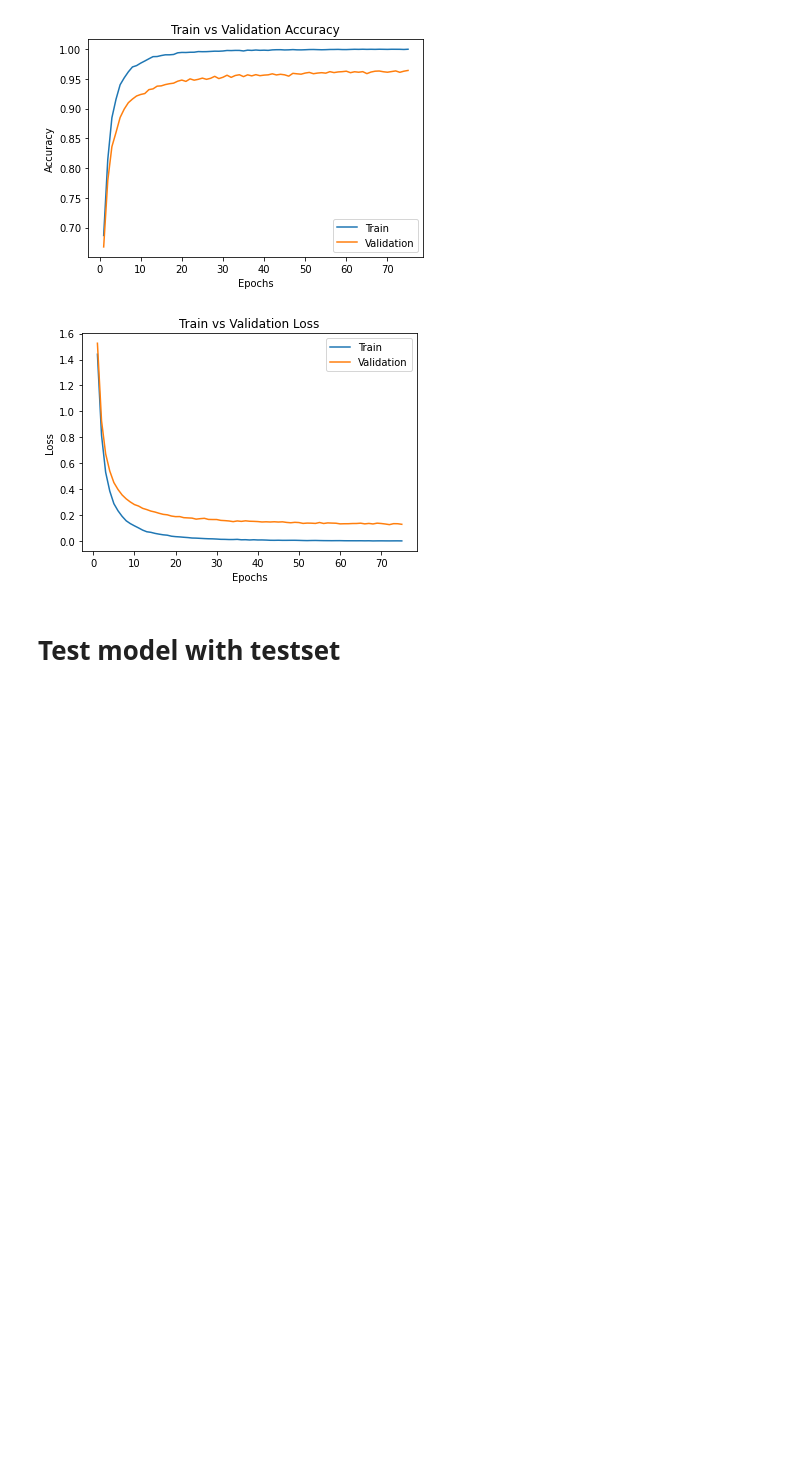
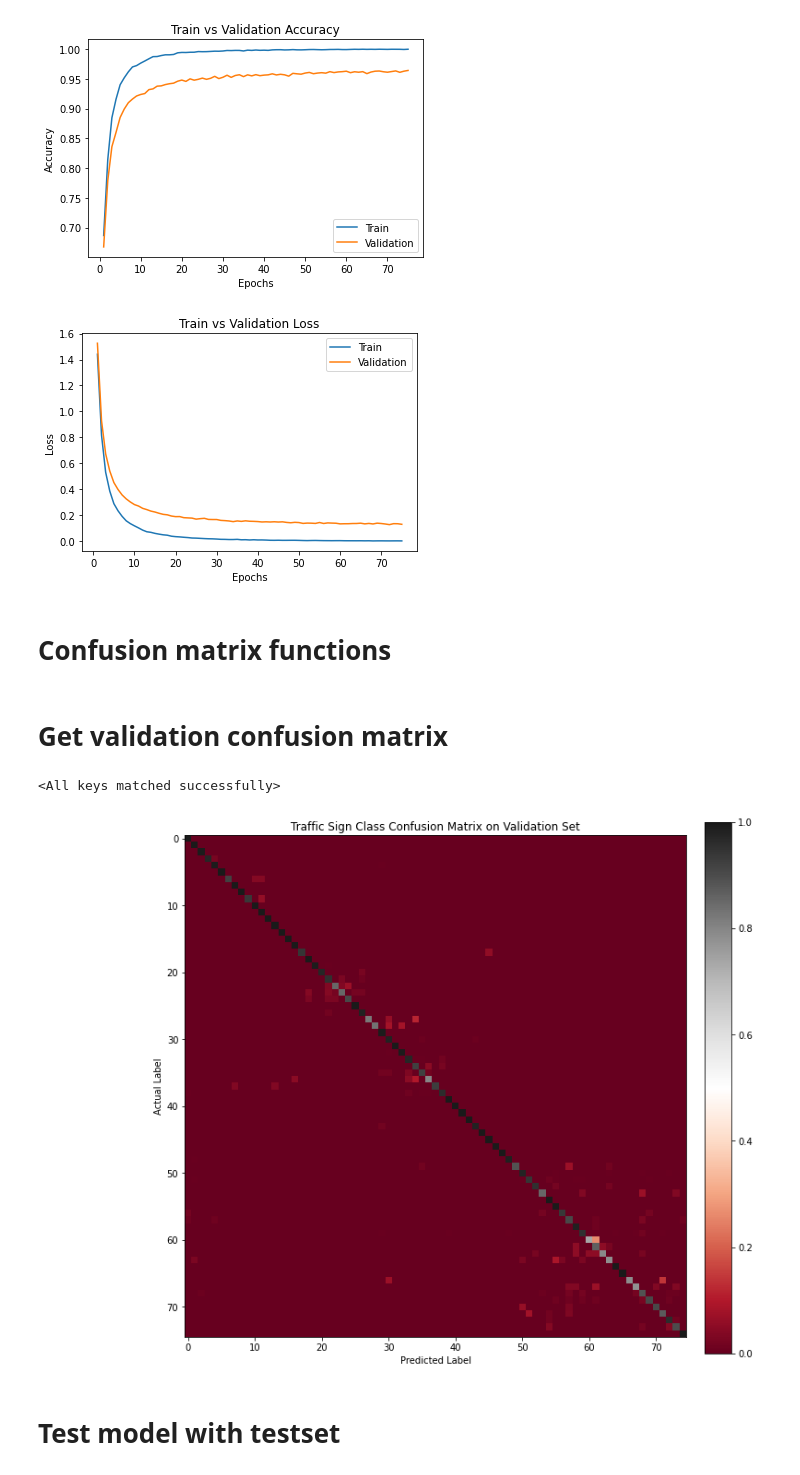
Before and after one commit to carsonljc/APS360-Project, a Jupyter notebook: classifier.ipynb, the cells around one changed output. Saved outputs shown, nothing was run; the diff lists cells and outputs as text; code cells hidden in the pictures; blank space fills up the shorter version.

Commit message:
Update classifier.ipynb
Included full confusion matrix calculation and plotting functions

```diff
--- a/classifier.ipynb
+++ b/classifier.ipynb
@@ -1182,3 +1182,5 @@ Total time elapsed: 1915.75 seconds
 # %%
 # Used to clear old torch.saves() for models in previous training runs
 !rm -rf model_*
+# %% [markdown]
+# Confusion matrix functions
@@ -1185,3 +1227,46 @@ Total time elapsed: 1915.75 seconds
+# %%
+def plot_confusionmatrix(con_mat,dataset_type=''):
+    # normalize each row of the confusion matrix
+    norm_conmat = []
+    for i in range(75):
+        norm_conmat.append(con_mat[i]/sum(con_mat[i]))
+    norm_conmat = np.array(norm_conmat)
+
+    # plot the 2D normalized confusion matrix as color plot
+    import matplotlib.pyplot as plt
+    fig = plt.figure(figsize=(15,10))
+    ax = fig.add_subplot(111)
+    ax.set_title('Traffic Sign Class Confusion Matrix on {}'.format(dataset_type))
+    ax.set_ylabel('Actual Label')
+    ax.set_xlabel('Predicted Label')
+    plt.imshow(norm_conmat,interpolation=None,cmap='RdGy')
+    ax.set_aspect('equal')
+
+    cax = fig.add_axes([0.12, 0.1, 0.78, 0.8])
+    cax.get_xaxis().set_visible(False)
+    cax.get_yaxis().set_visible(False)
+    cax.patch.set_alpha(0)
+    cax.set_frame_on(False)
+    plt.colorbar(orientation='vertical')
+    plt.show()
+# %% [markdown]
+# Get validation confusion matrix
+# %%
+# load model
+best_state = '/content/gdrive/My Drive/APS360/Project/TSC_saved/model_signclassifierAdvancedWithDropout_bs256_lr3e-05_wd0.0001_dropout50_epoch66'
+model = SignClassifierAdvancedNetWithDropout()
+state = torch.load(best_state)
+model.load_state_dict(state)
+# %% [output]
+<All keys matched successfully>
+# %%
+criterion = nn.CrossEntropyLoss()
+if use_cuda and torch.cuda.is_available():
+    model.cuda()
+val_acc, val_loss, val_conf = get_confusionmatrix(model,val_loader,criterion)
+plot_confusionmatrix(val_conf,'Validation Set')
+# %% [output]
+[figure, added]
 # %% [markdown]
 # Test model with testset
 # %% [markdown]
```
Also changed, not shown: parts of 8 cells of this notebook.
